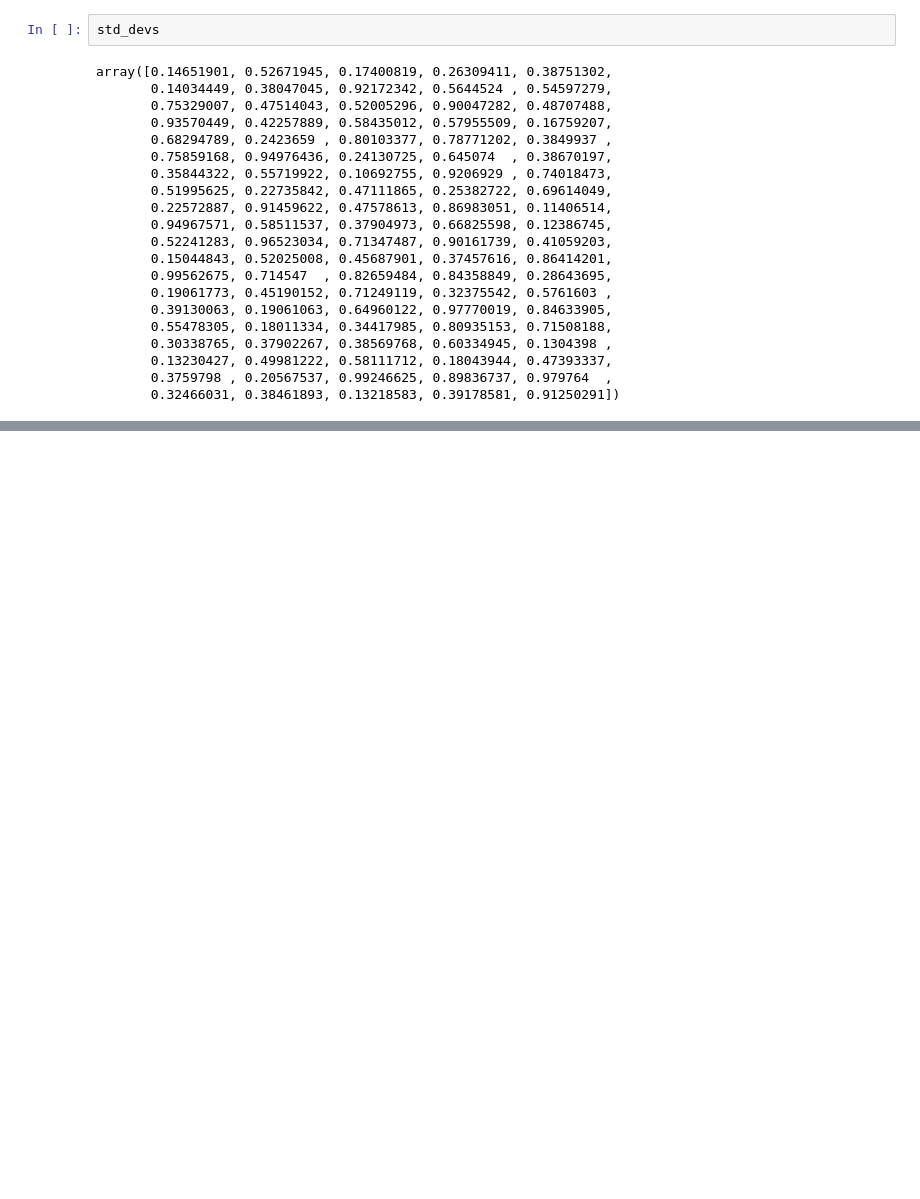
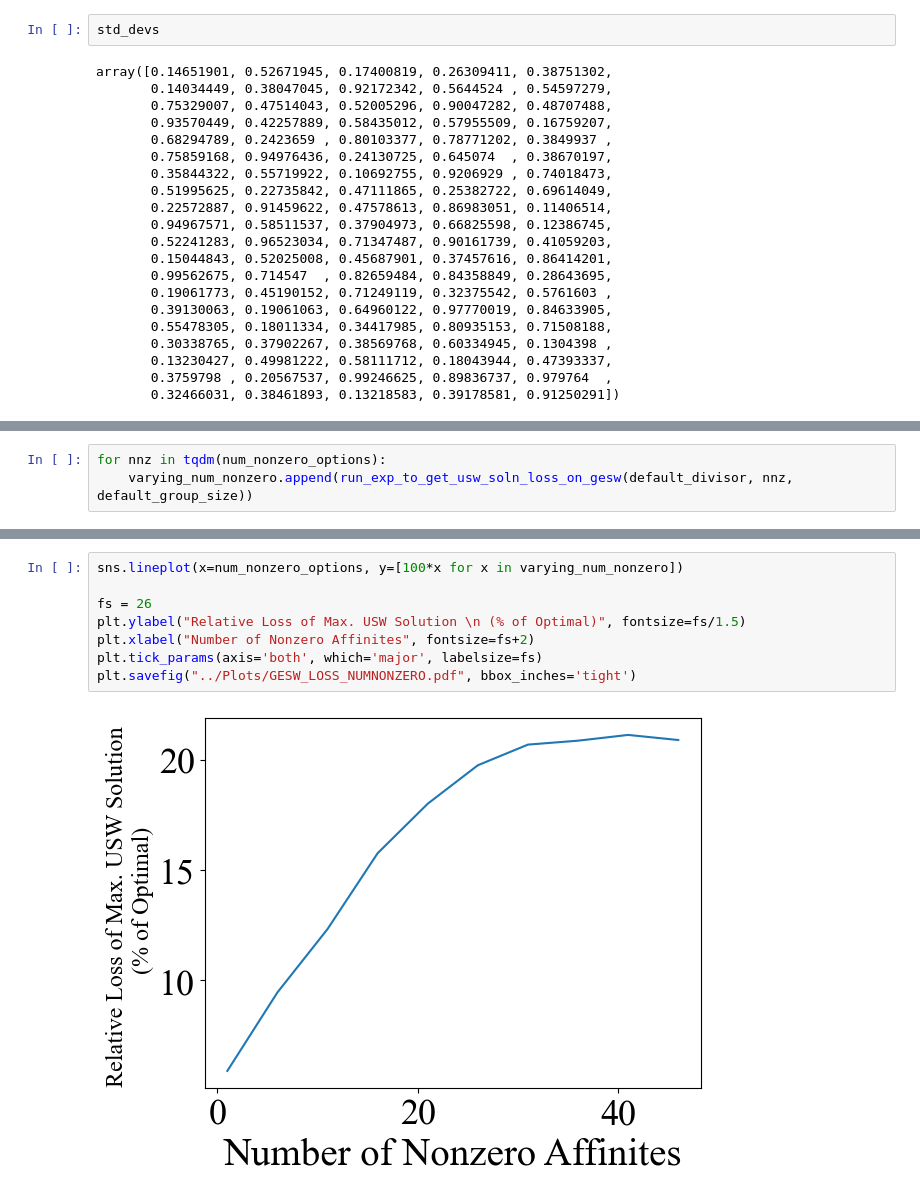
Before and after one commit to justinpayan/RAU2, a Jupyter notebook: notebooks/AAMAS Bids.ipynb, the cells around one changed output, grey strips where cells are left out. Saved outputs shown, nothing was run; the diff lists cells and outputs as text; blank space fills up the shorter version.

```diff
--- a/notebooks/AAMAS Bids.ipynb
+++ b/notebooks/AAMAS Bids.ipynb
@@ -1049,0 +1248,3 @@ array([0.14651901, 0.52671945, 0.17400819, 0.26309411, 0.38751302,
+# %%
+for nnz in tqdm(num_nonzero_options):
+    varying_num_nonzero.append(run_exp_to_get_usw_soln_loss_on_gesw(default_divisor, nnz, default_group_size))
@@ -1049,0 +1357,10 @@ array([0.14651901, 0.52671945, 0.17400819, 0.26309411, 0.38751302,
+# %%
+sns.lineplot(x=num_nonzero_options, y=[100*x for x in varying_num_nonzero])
+
+fs = 26
+plt.ylabel("Relative Loss of Max. USW Solution \n (% of Optimal)", fontsize=fs/1.5)
+plt.xlabel("Number of Nonzero Affinites", fontsize=fs+2)
+plt.tick_params(axis='both', which='major', labelsize=fs)
+plt.savefig("../Plots/GESW_LOSS_NUMNONZERO.pdf", bbox_inches='tight')
+# %% [output]
+[figure, added]
```
Also changed, not shown: parts of 46 cells of this notebook, 2 other files.
